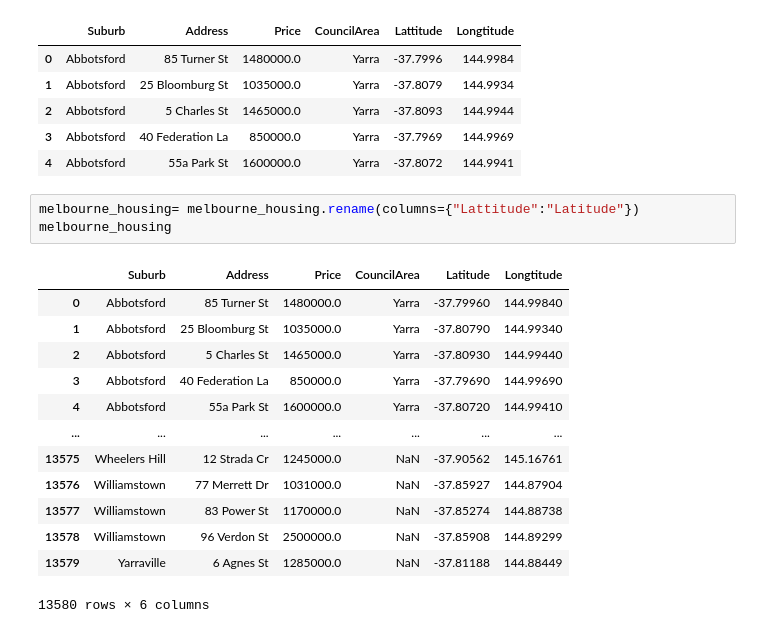
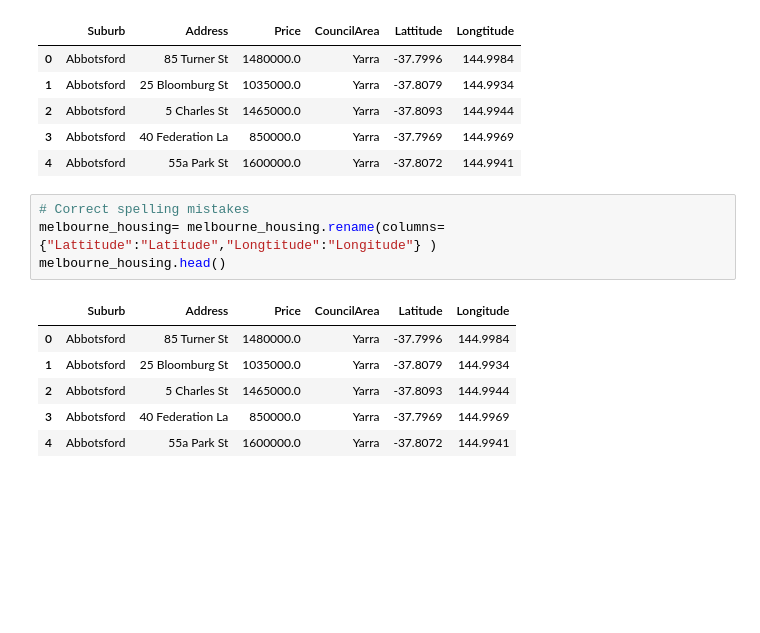
Before and after one commit to luonri11/project-2, a Jupyter notebook: project2_homeven.ipynb, the cells around one changed output. Drawn from its saved outputs; the diff is of its cells as text; blank space fills up the shorter version.

```diff
--- a/project2_homeven.ipynb
+++ b/project2_homeven.ipynb
@@ -45,21 +45,15 @@ melbourne_housing.head()
 | 3 | Abbotsford | 40 Federation La | 850000.0 | Yarra | -37.7969 | 144.9969 |
 | 4 | Abbotsford | 55a Park St | 1600000.0 | Yarra | -37.8072 | 144.9941 |
 # %%
-melbourne_housing= melbourne_housing.rename(columns={"Lattitude":"Latitude"})
-melbourne_housing
+# Correct spelling mistakes
+melbourne_housing= melbourne_housing.rename(columns={"Lattitude":"Latitude","Longtitude":"Longitude"} )
+melbourne_housing.head()
 # %% [output]
-|  | Suburb | Address | Price | CouncilArea | Latitude | Longtitude |
-| 0 | Abbotsford | 85 Turner St | 1480000.0 | Yarra | -37.79960 | 144.99840 |
-| 1 | Abbotsford | 25 Bloomburg St | 1035000.0 | Yarra | -37.80790 | 144.99340 |
-| 2 | Abbotsford | 5 Charles St | 1465000.0 | Yarra | -37.80930 | 144.99440 |
-| 3 | Abbotsford | 40 Federation La | 850000.0 | Yarra | -37.79690 | 144.99690 |
-| 4 | Abbotsford | 55a Park St | 1600000.0 | Yarra | -37.80720 | 144.99410 |
-| ... | ... | ... | ... | ... | ... | ... |
-| 13575 | Wheelers Hill | 12 Strada Cr | 1245000.0 | NaN | -37.90562 | 145.16761 |
-| 13576 | Williamstown | 77 Merrett Dr | 1031000.0 | NaN | -37.85927 | 144.87904 |
-| 13577 | Williamstown | 83 Power St | 1170000.0 | NaN | -37.85274 | 144.88738 |
-| 13578 | Williamstown | 96 Verdon St | 2500000.0 | NaN | -37.85908 | 144.89299 |
-| 13579 | Yarraville | 6 Agnes St | 1285000.0 | NaN | -37.81188 | 144.88449 |
+|  | Suburb | Address | Price | CouncilArea | Latitude | Longitude |
+| 0 | Abbotsford | 85 Turner St | 1480000.0 | Yarra | -37.7996 | 144.9984 |
+| 1 | Abbotsford | 25 Bloomburg St | 1035000.0 | Yarra | -37.8079 | 144.9934 |
+| 2 | Abbotsford | 5 Charles St | 1465000.0 | Yarra | -37.8093 | 144.9944 |
+| 3 | Abbotsford | 40 Federation La | 850000.0 | Yarra | -37.7969 | 144.9969 |
+| 4 | Abbotsford | 55a Park St | 1600000.0 | Yarra | -37.8072 | 144.9941 |
-13580 rows × 6 columns
 # %%
 # transform venue table
```
Also changed, not shown: parts of 19 cells of this notebook.
